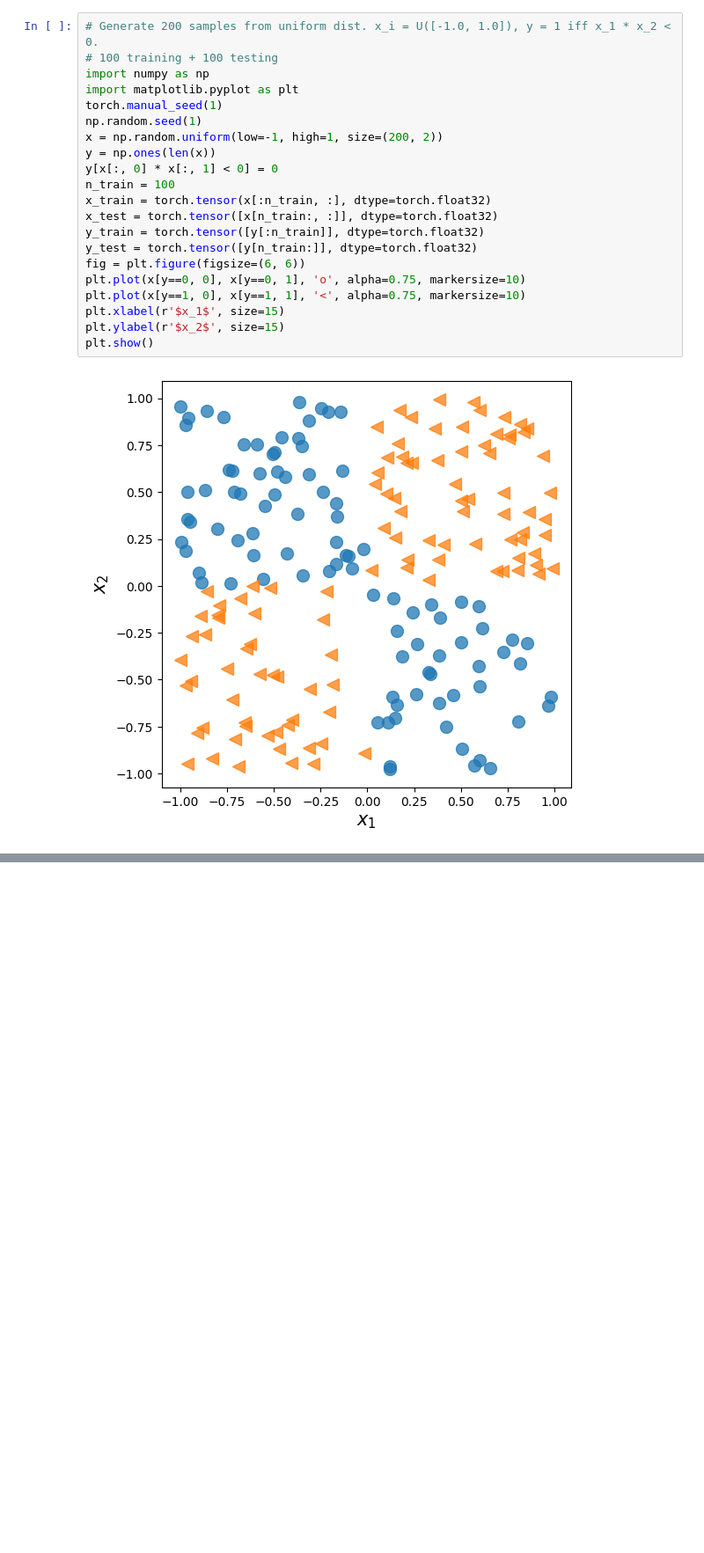
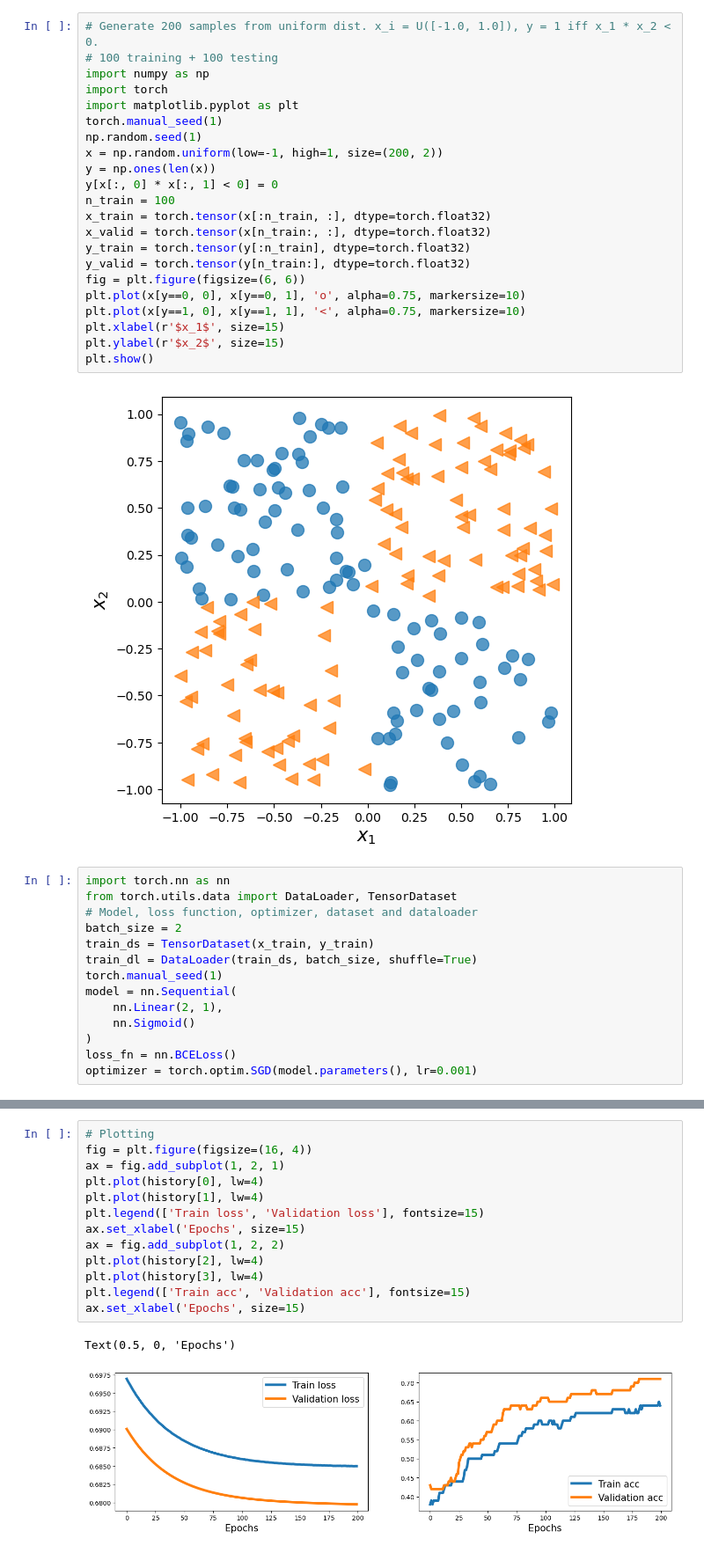
Before and after one commit to ychen855/ml_python_learning, a Jupyter notebook: ch13_deeper_pytorch.ipynb, the cells around one changed output, grey strips where cells are left out. Shown: that part at 88% size. Drawn from its saved outputs; the diff is of its cells as text; blank space fills up the shorter version.

```diff
--- a/ch13_deeper_pytorch.ipynb
+++ b/ch13_deeper_pytorch.ipynb
@@ -107,6 +107,7 @@ l1_penalty = l1_weight * model[2].weight.abs().sum()
 # Generate 200 samples from uniform dist. x_i = U([-1.0, 1.0]), y = 1 iff x_1 * x_2 < 0.
 # 100 training + 100 testing
 import numpy as np
+import torch
 import matplotlib.pyplot as plt
 torch.manual_seed(1)
 np.random.seed(1)
@@ -115,9 +116,9 @@ y = np.ones(len(x))
 y[x[:, 0] * x[:, 1] < 0] = 0
 n_train = 100
 x_train = torch.tensor(x[:n_train, :], dtype=torch.float32)
-x_test = torch.tensor([x[n_train:, :]], dtype=torch.float32)
-y_train = torch.tensor([y[:n_train]], dtype=torch.float32)
-y_test = torch.tensor([y[n_train:]], dtype=torch.float32)
+x_valid = torch.tensor(x[n_train:, :], dtype=torch.float32)
+y_train = torch.tensor(y[:n_train], dtype=torch.float32)
+y_valid = torch.tensor(y[n_train:], dtype=torch.float32)
 fig = plt.figure(figsize=(6, 6))
 plt.plot(x[y==0, 0], x[y==0, 1], 'o', alpha=0.75, markersize=10)
 plt.plot(x[y==1, 0], x[y==1, 1], '<', alpha=0.75, markersize=10)
@@ -126,3 +127,17 @@ plt.ylabel(r'$x_2$', size=15)
 plt.show()
 # %% [output]
 [figure]
+# %%
+import torch.nn as nn
+from torch.utils.data import DataLoader, TensorDataset
+# Model, loss function, optimizer, dataset and dataloader
+batch_size = 2
+train_ds = TensorDataset(x_train, y_train)
+train_dl = DataLoader(train_ds, batch_size, shuffle=True)
+torch.manual_seed(1)
+model = nn.Sequential(
+    nn.Linear(2, 1),
+    nn.Sigmoid()
+)
+loss_fn = nn.BCELoss()
+optimizer = torch.optim.SGD(model.parameters(), lr=0.001)
@@ -128,0 +177,16 @@ plt.show()
+# %%
+# Plotting
+fig = plt.figure(figsize=(16, 4))
+ax = fig.add_subplot(1, 2, 1)
+plt.plot(history[0], lw=4)
+plt.plot(history[1], lw=4)
+plt.legend(['Train loss', 'Validation loss'], fontsize=15)
+ax.set_xlabel('Epochs', size=15)
+ax = fig.add_subplot(1, 2, 2)
+plt.plot(history[2], lw=4)
+plt.plot(history[3], lw=4)
+plt.legend(['Train acc', 'Validation acc'], fontsize=15)
+ax.set_xlabel('Epochs', size=15)
+# %% [output]
+Text(0.5, 0, 'Epochs')
+[figure, added]
```
Also changed, not shown: parts of 7 cells of this notebook.
